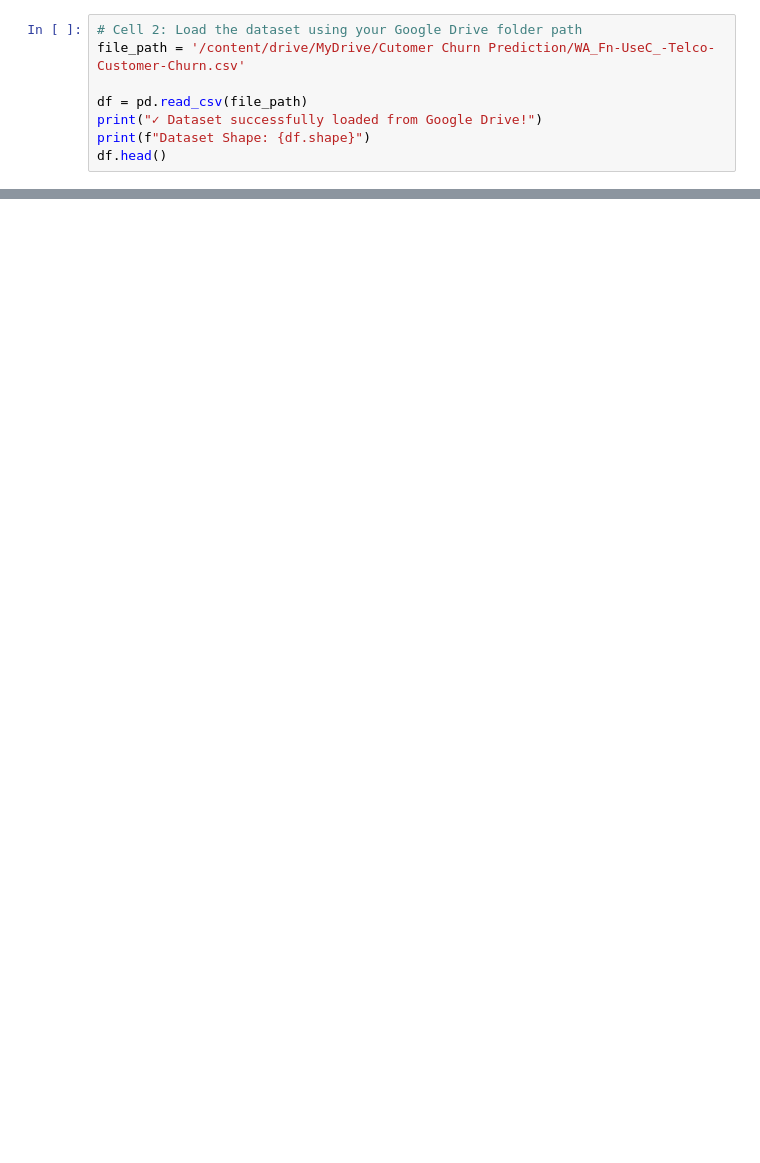
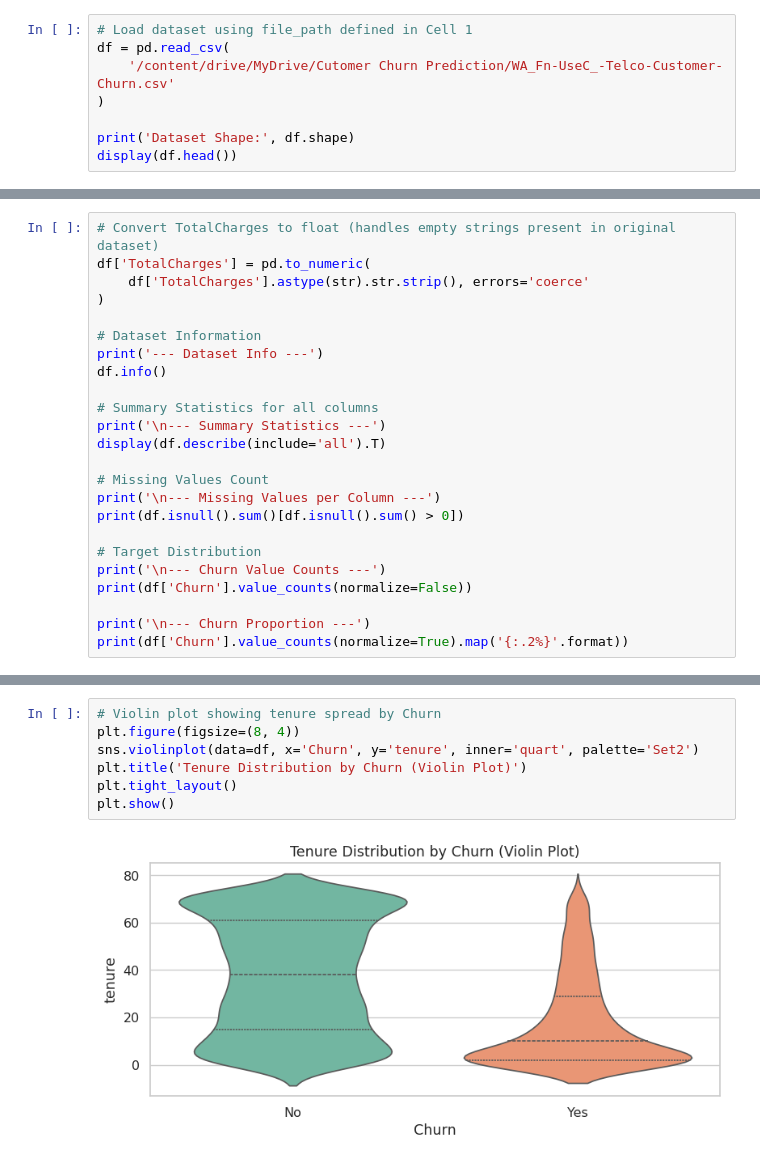
Before and after one commit to tasnimfarhat27/Customer-Churn-Prediction, a Jupyter notebook: Customer_Churn_Prediction.ipynb, the cells around one changed output, grey strips where cells are left out. Drawn from its saved outputs; the diff is of its cells as text; blank space fills up the shorter version.

```diff
--- a/Customer_Churn_Prediction.ipynb
+++ b/Customer_Churn_Prediction.ipynb
@@ -36,9 +63,9 @@ Mounted at /content/drive
 # %%
-# Cell 2: Load the dataset using your Google Drive folder path
-file_path = '/content/drive/MyDrive/Cutomer Churn Prediction/WA_Fn-UseC_-Telco-Customer-Churn.csv'
+# Load dataset using file_path defined in Cell 1
+df = pd.read_csv(
+    '/content/drive/MyDrive/Cutomer Churn Prediction/WA_Fn-UseC_-Telco-Customer-Churn.csv'
+)
 
-df = pd.read_csv(file_path)
-print("✓ Dataset successfully loaded from Google Drive!")
-print(f"Dataset Shape: {df.shape}")
-df.head()
+print('Dataset Shape:', df.shape)
+display(df.head())
 # %% [output]
@@ -210,0 +79,24 @@ print(f"✓ Production pipeline saved successfully to Drive: {save_path}")
+# %%
+# Convert TotalCharges to float (handles empty strings present in original dataset)
+df['TotalCharges'] = pd.to_numeric(
+    df['TotalCharges'].astype(str).str.strip(), errors='coerce'
+)
+
+# Dataset Information
+print('--- Dataset Info ---')
+df.info()
+
+# Summary Statistics for all columns
+print('\n--- Summary Statistics ---')
+display(df.describe(include='all').T)
+
+# Missing Values Count
+print('\n--- Missing Values per Column ---')
+print(df.isnull().sum()[df.isnull().sum() > 0])
+
+# Target Distribution
+print('\n--- Churn Value Counts ---')
+print(df['Churn'].value_counts(normalize=False))
+
+print('\n--- Churn Proportion ---')
+print(df['Churn'].value_counts(normalize=True).map('{:.2%}'.format))
@@ -210,0 +183,9 @@ print(f"✓ Production pipeline saved successfully to Drive: {save_path}")
+# %%
+# Violin plot showing tenure spread by Churn
+plt.figure(figsize=(8, 4))
+sns.violinplot(data=df, x='Churn', y='tenure', inner='quart', palette='Set2')
+plt.title('Tenure Distribution by Churn (Violin Plot)')
+plt.tight_layout()
+plt.show()
+# %% [output]
+[figure, added]
```
Also changed, not shown: parts of 30 cells of this notebook.
